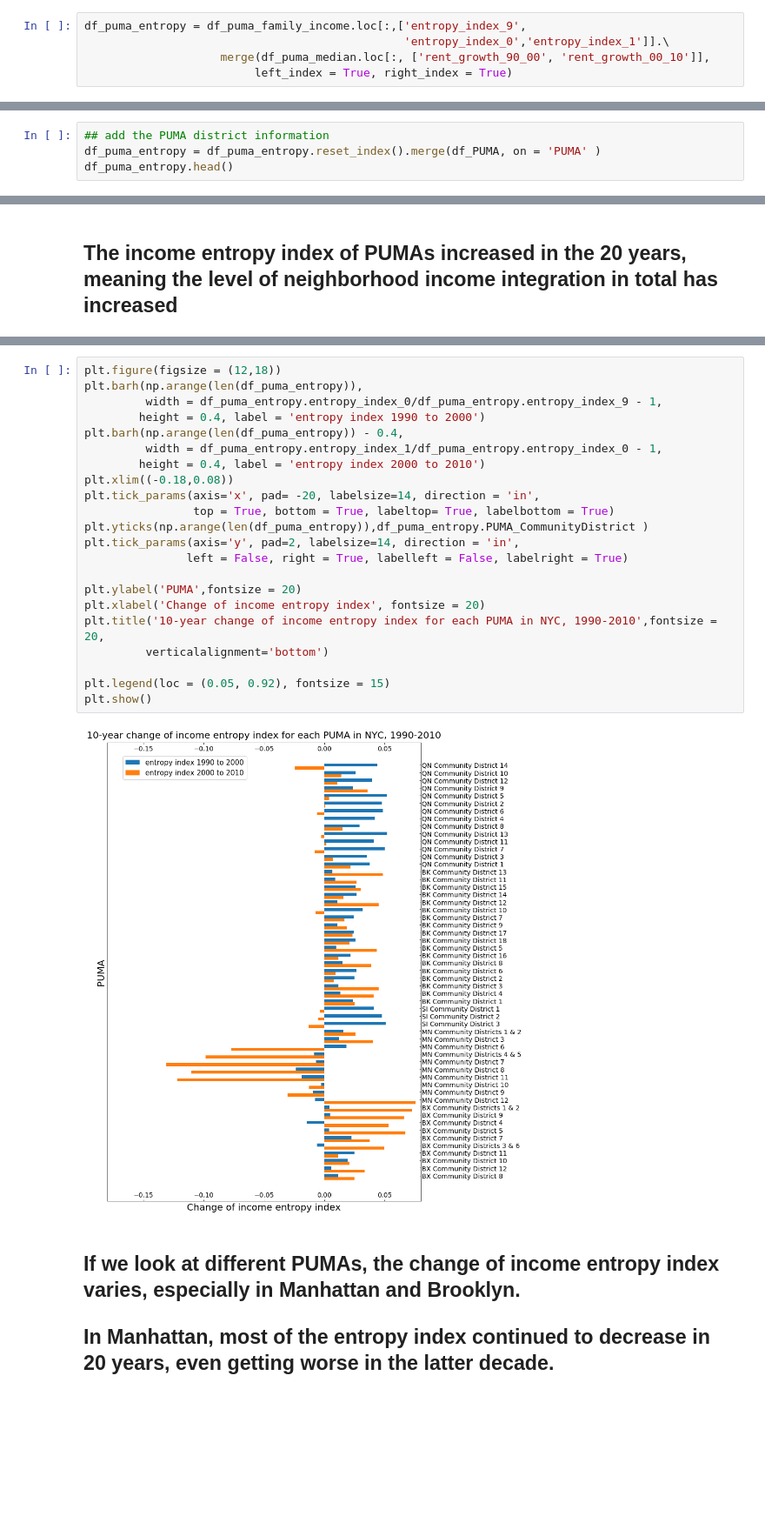
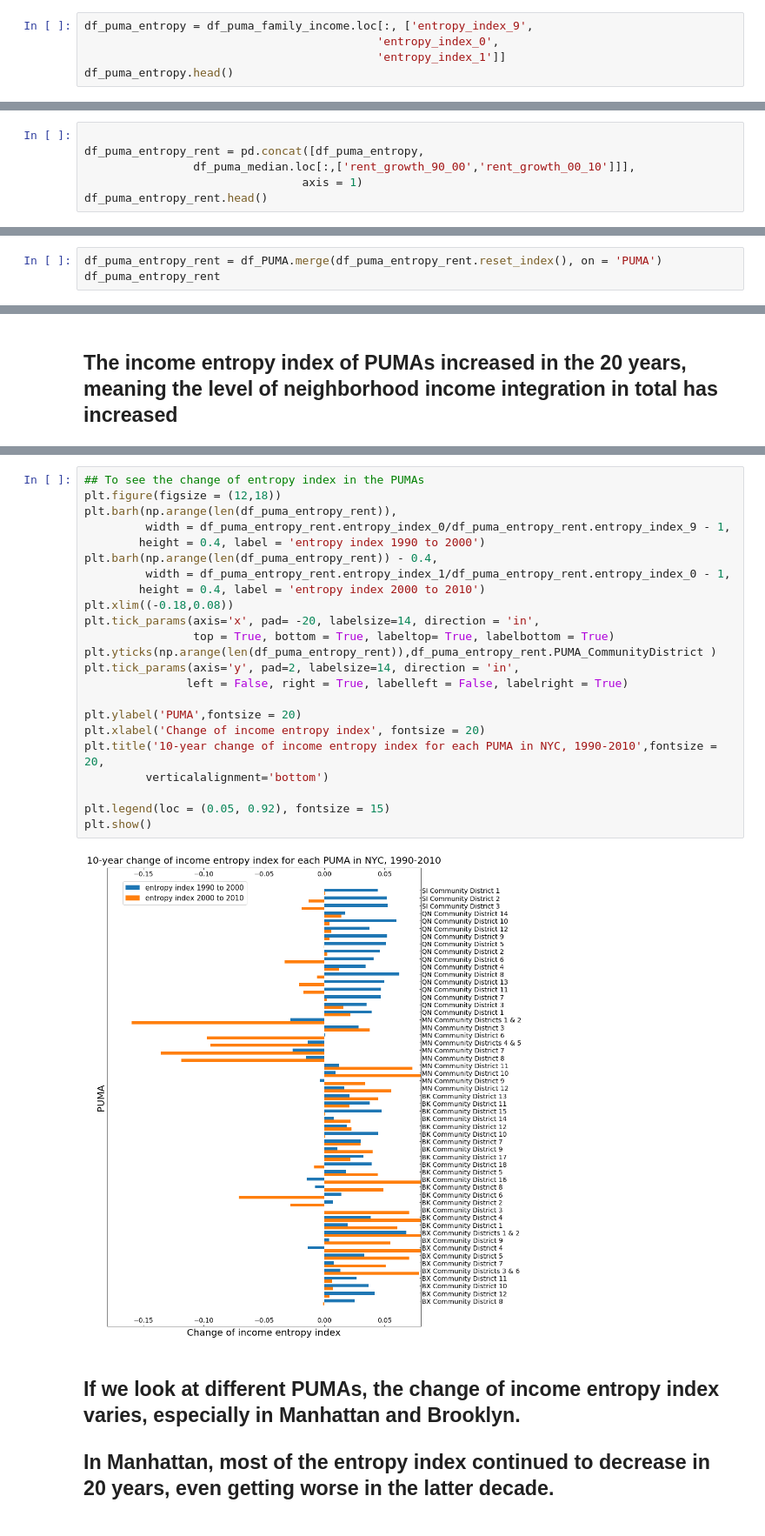
Before and after one commit to picniclin/NYC_yl5240, a Jupyter notebook: NYC_housing_and_income.ipynb, the cells around one changed output, grey strips where cells are left out. Shown at 87% size. Drawn from its saved outputs; the diff is of its cells as text; blank space fills up the shorter version.

```diff
--- a/NYC_housing_and_income.ipynb
+++ b/NYC_housing_and_income.ipynb
@@ -711,7 +796,7 @@ for i in df_puma_family_income.index:
     df_puma_family_income.loc[i,'entropy_index_1'] = \
                     entropy_index(list(df_puma_family_income.loc[i,'fam_inc_101':'fam_inc_max_201']))
 # %%
-df_puma_entropy = df_puma_family_income.loc[:,['entropy_index_9',
-                                               'entropy_index_0','entropy_index_1']].\
-                    merge(df_puma_median.loc[:, ['rent_growth_90_00', 'rent_growth_00_10']],
-                         left_index = True, right_index = True)
+df_puma_entropy = df_puma_family_income.loc[:, ['entropy_index_9',
+                                           'entropy_index_0',
+                                           'entropy_index_1']]
+df_puma_entropy.head()
@@ -732,4 +814,0 @@ df_puma_entropy.shape
-# %%
-## add the PUMA district information
-df_puma_entropy = df_puma_entropy.reset_index().merge(df_PUMA, on = 'PUMA' )
-df_puma_entropy.head()
@@ -742,0 +817,6 @@ df_puma_entropy.head()
+# %%
+
+df_puma_entropy_rent = pd.concat([df_puma_entropy,
+                df_puma_median.loc[:,['rent_growth_90_00','rent_growth_00_10']]],
+                                axis = 1)
+df_puma_entropy_rent.head()
@@ -742,0 +833,3 @@ df_puma_entropy.head()
+# %%
+df_puma_entropy_rent = df_PUMA.merge(df_puma_entropy_rent.reset_index(), on = 'PUMA')
+df_puma_entropy_rent
@@ -775,27 +911,28 @@ The median values of income entropy index of PUMAs in 1999, 2000 and 2010 are re
 # %%
+## To see the change of entropy index in the PUMAs
 plt.figure(figsize = (12,18))
-plt.barh(np.arange(len(df_puma_entropy)),
-         width = df_puma_entropy.entropy_index_0/df_puma_entropy.entropy_index_9 - 1,
+plt.barh(np.arange(len(df_puma_entropy_rent)),
+         width = df_puma_entropy_rent.entropy_index_0/df_puma_entropy_rent.entropy_index_9 - 1,
         height = 0.4, label = 'entropy index 1990 to 2000')
-plt.barh(np.arange(len(df_puma_entropy)) - 0.4,
-         width = df_puma_entropy.entropy_index_1/df_puma_entropy.entropy_index_0 - 1,
+plt.barh(np.arange(len(df_puma_entropy_rent)) - 0.4,
+         width = df_puma_entropy_rent.entropy_index_1/df_puma_entropy_rent.entropy_index_0 - 1,
         height = 0.4, label = 'entropy index 2000 to 2010')
 plt.xlim((-0.18,0.08))
 plt.tick_params(axis='x', pad= -20, labelsize=14, direction = 'in',
                 top = True, bottom = True, labeltop= True, labelbottom = True)
-plt.yticks(np.arange(len(df_puma_entropy)),df_puma_entropy.PUMA_CommunityDistrict )
+plt.yticks(np.arange(len(df_puma_entropy_rent)),df_puma_entropy_rent.PUMA_CommunityDistrict )
 plt.tick_params(axis='y', pad=2, labelsize=14, direction = 'in',
                left = False, right = True, labelleft = False, labelright = True)
 
 plt.ylabel('PUMA',fontsize = 20)
 plt.xlabel('Change of income entropy index', fontsize = 20)
 plt.title('10-year change of income entropy index for each PUMA in NYC, 1990-2010',fontsize = 20,
          verticalalignment='bottom')
 
 plt.legend(loc = (0.05, 0.92), fontsize = 15)
 plt.show()
 # %% [output]
-[figure, old version]
+[figure, new version]
 # %% [markdown]
 ## If we look at different PUMAs, the change of income entropy index varies, especially in Manhattan and Brooklyn.
 ## In Manhattan, most of the entropy index continued to decrease in 20 years, even getting worse in the latter decade.
```
Also changed, not shown: parts of 94 cells of this notebook.
